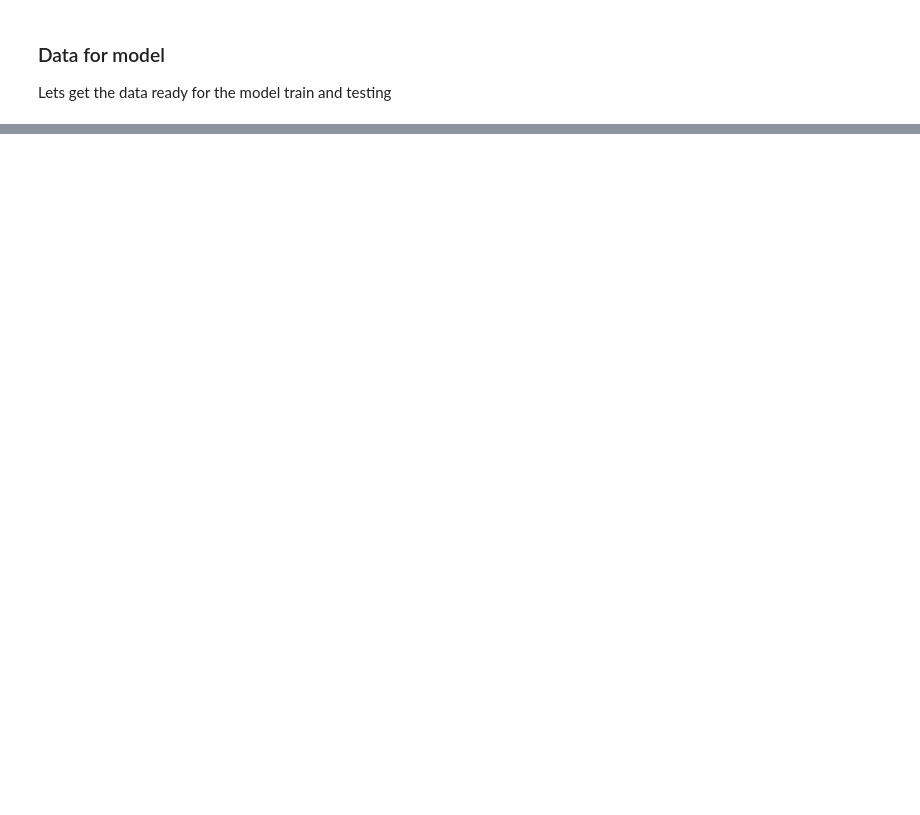
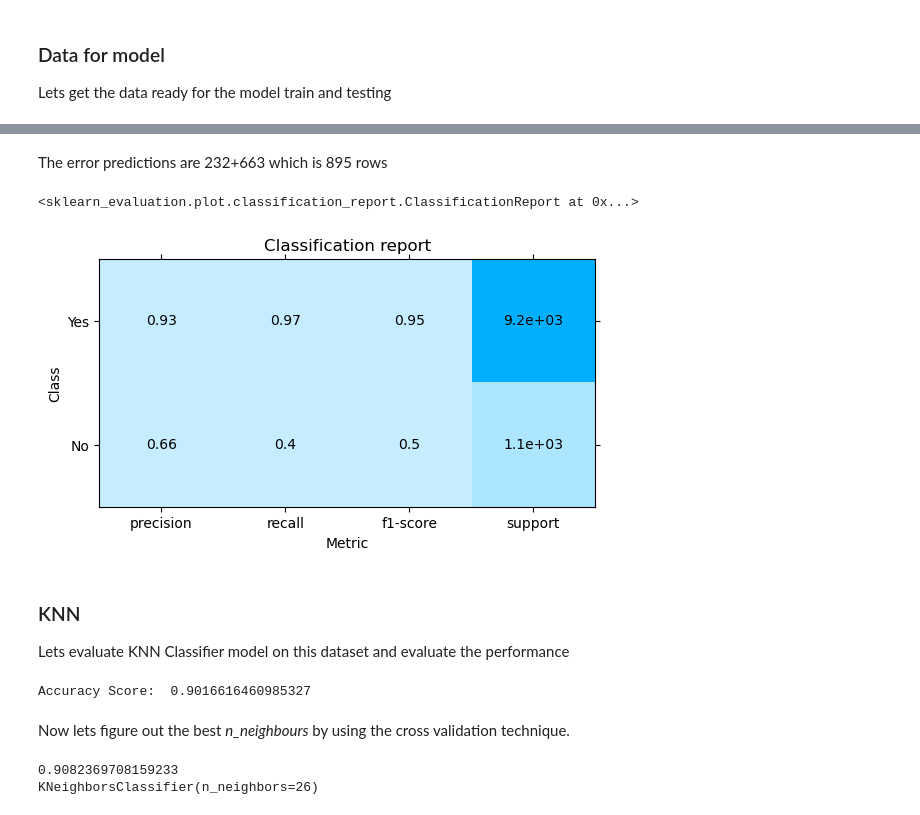
Before and after one commit to trguduru/bank_marketing_prediction, a Jupyter notebook: classification_models_analysis.ipynb, the cells around one changed output, grey strips where cells are left out. Saved outputs shown, nothing was run; the diff lists cells and outputs as text; code cells hidden in the pictures; blank space fills up the shorter version.

```diff
--- a/classification_models_analysis.ipynb
+++ b/classification_models_analysis.ipynb
@@ -363,0 +423,40 @@ print(accuracy_score(y_test,knn.predict(X_test)))
+# %% [markdown]
+The error predictions are 232+663 which is 895 rows
+# %%
+plot.ClassificationReport.from_raw_data(
+    y_test,lgr_gridSearchCV.predict(X_test), target_names=["Yes","No"]
+)
+# %% [output]
+<sklearn_evaluation.plot.classification_report.ClassificationReport at 0x...>
+[figure, added]
+# %% [markdown]
+### KNN
+Lets evaluate KNN Classifier model on this dataset and evaluate the performance
+# %%
+# apply default KNN Classifier and check the performance
+knn  = KNeighborsClassifier().fit(X_train,y_train)
+knn_train_score = knn.score(X_train,y_train)
+knn_test_score = knn.score(X_test,y_test)
+train_performance['KNN'] = knn_train_score
+test_performance['KNN'] = knn_test_score
+print("Accuracy Score: ",accuracy_score(y_test,knn.predict(X_test)))
+# %% [output]
+Accuracy Score:  0.9016616460985327
+# %% [markdown]
+Now lets figure out the best *n_neighbours* by using the cross validation technique.
+# %%
+knn_cv = KNeighborsClassifier()
+params = {
+    "n_neighbors": np.array(range(1,50))
+}
+
+gridSearchCV = GridSearchCV(estimator=knn_cv,param_grid=params,cv=5,scoring="accuracy").fit(X_train,y_train)
+knn_grid_train_score = gridSearchCV.score(X_train,y_train)
+knn_grid_test_score = gridSearchCV.score(X_test,y_test)
+train_performance['KNN_GRID'] = knn_grid_train_score
+test_performance['KNN_GRID'] = knn_grid_test_score
+print(knn_grid_train_score)
+print(gridSearchCV.best_estimator_)
+# %% [output]
+0.9082369708159233
+KNeighborsClassifier(n_neighbors=26)
```
Also changed, not shown: parts of 50 cells of this notebook, 12 other files.
